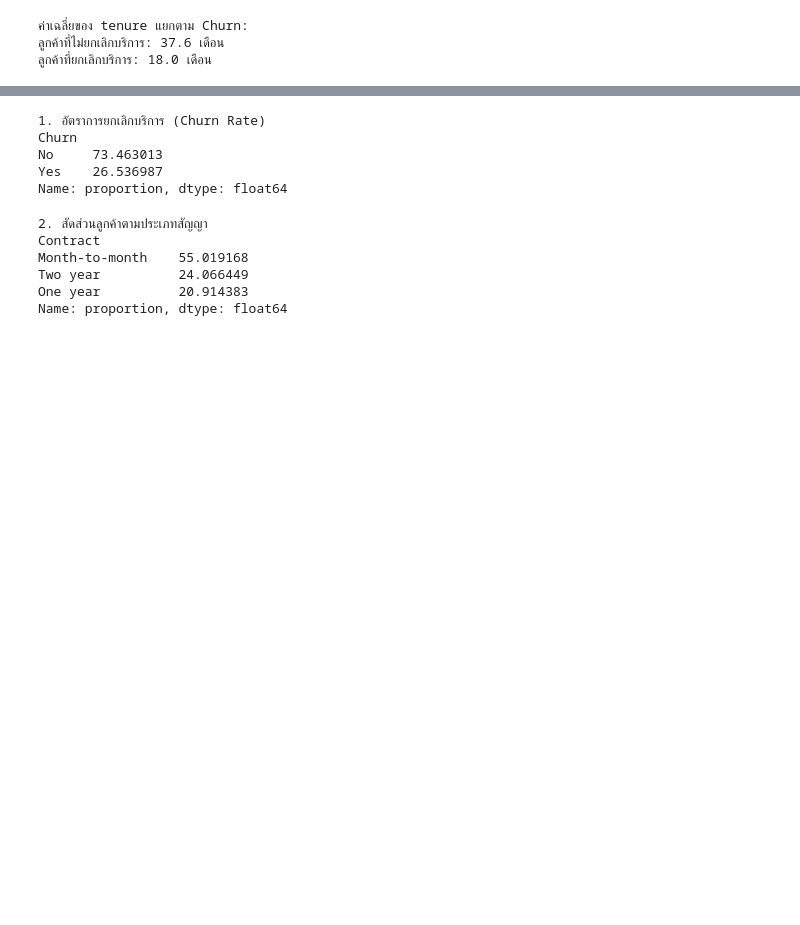
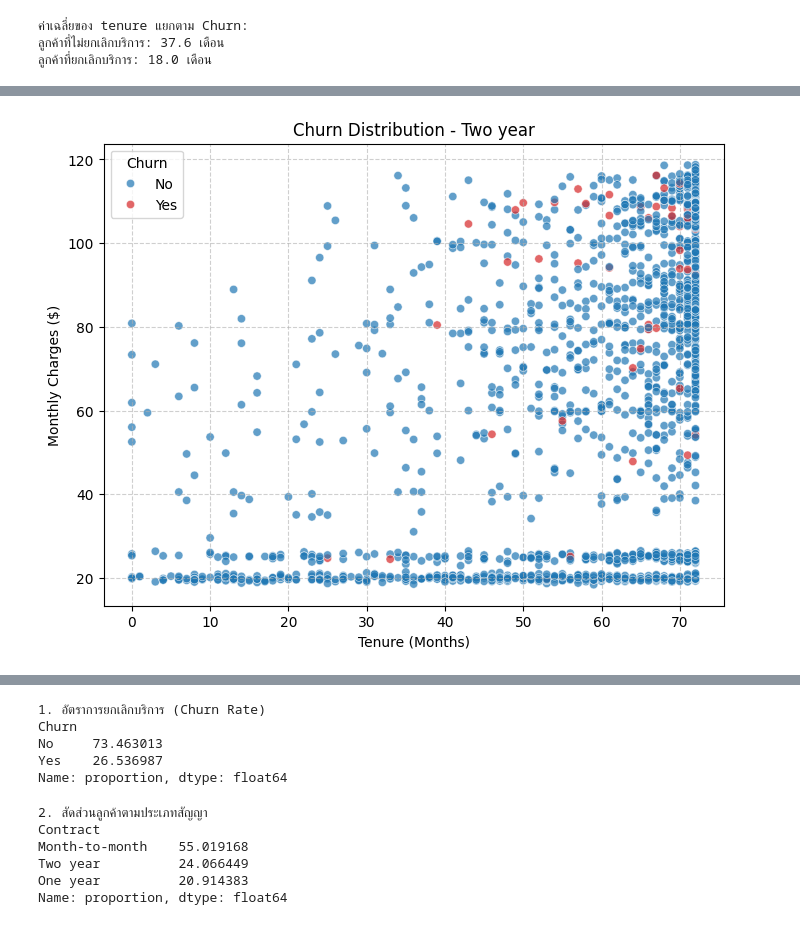
Before and after one commit to ChornChhery/Telco-Customer-Churn, a Jupyter notebook: project.ipynb, the cells around one changed output, grey strips where cells are left out. Saved outputs shown, nothing was run; the diff lists cells and outputs as text; code cells hidden in the pictures; blank space fills up the shorter version.

```diff
--- a/project.ipynb
+++ b/project.ipynb
@@ -276,0 +295,14 @@ plt.show()
+# %%
+plt.figure(figsize=(8,6))
+subset = df[df['Contract'] == 'Two year']
+
+sns.scatterplot(data=subset, x='tenure', y='MonthlyCharges', hue='Churn', alpha=0.7,palette=['#1f77b4', '#d62728'])
+
+plt.title("Churn Distribution - Two year")
+plt.xlabel("Tenure (Months)")
+plt.ylabel("Monthly Charges ($)")
+plt.legend(title="Churn")
+plt.grid(True, linestyle="--", alpha=0.6)
+plt.show()
+# %% [output]
+[figure, added]
```
Also changed, not shown: parts of 96 cells of this notebook.
